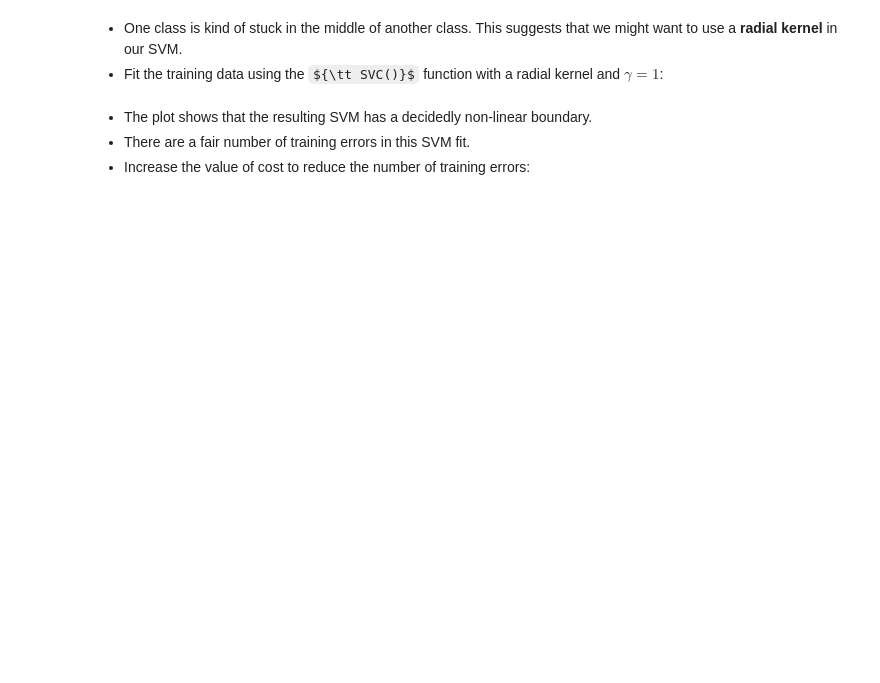
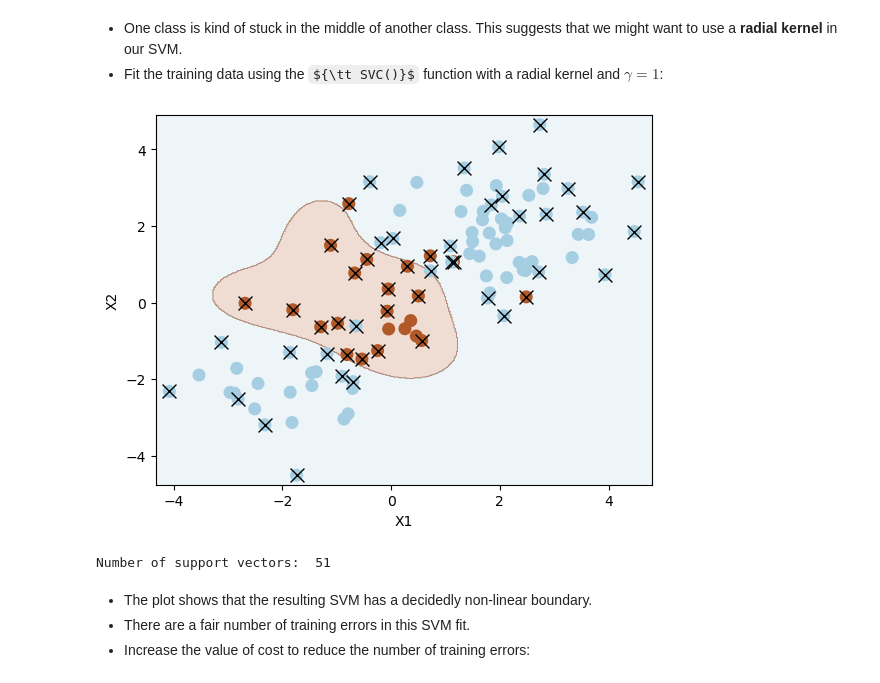
Before and after one commit to hathimazman/Master-Data-Science, a Jupyter notebook: Semester_2/Machine Learning/Week 9.ipynb, the cells around one changed output. Cells and saved outputs as stored; diff of their text form; code cells hidden in the pictures; some formulas as TeX source; blank space fills up the shorter version.

```diff
--- a/Semester_2/Machine Learning/Week 9.ipynb
+++ b/Semester_2/Machine Learning/Week 9.ipynb
@@ -301,7 +511,10 @@ plt.ylabel('X2')
 # %%
 svm = SVC(C=1.0, kernel='rbf', gamma=1)
 svm.fit(X_train, y_train)
-plot_svc(svm, X_test, y_test)
+plot_svc(svm, X_train, y_train)
+# %% [output]
+[figure, added]
+Number of support vectors:  51
 # %% [markdown]
 + The plot shows that the resulting SVM has a decidedly non-linear boundary.
 + There are a fair number of training errors in this SVM fit.
```
Also changed, not shown: parts of 48 cells of this notebook, 1 other file.
